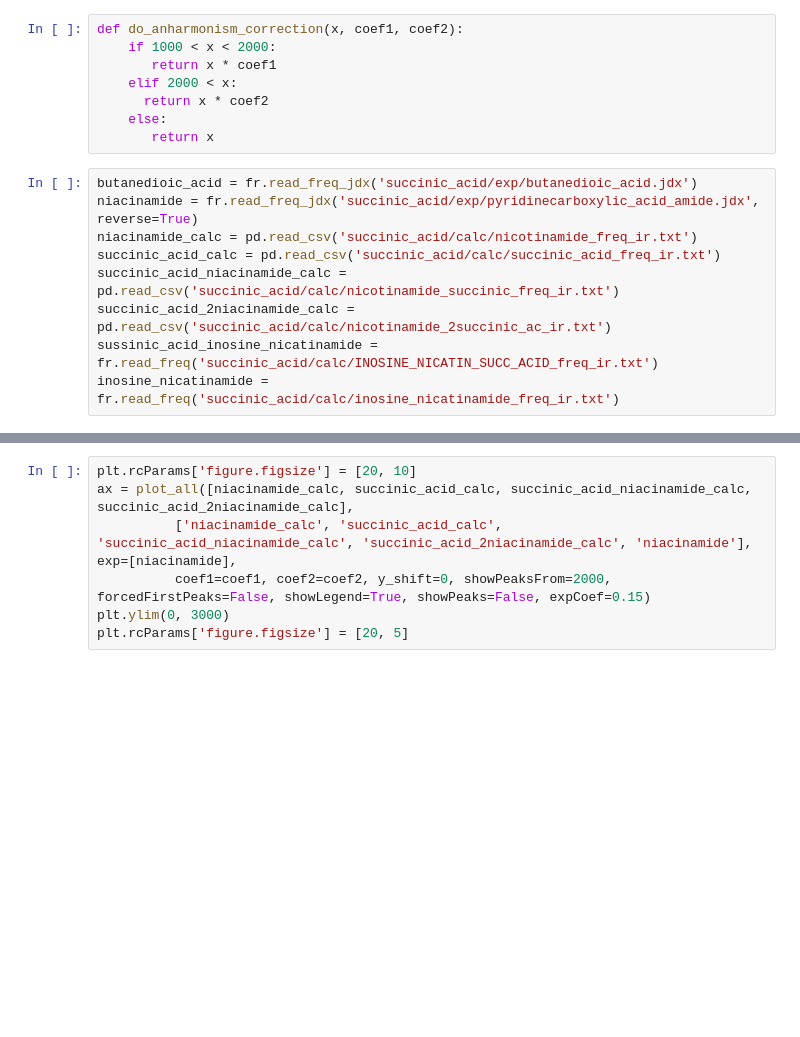
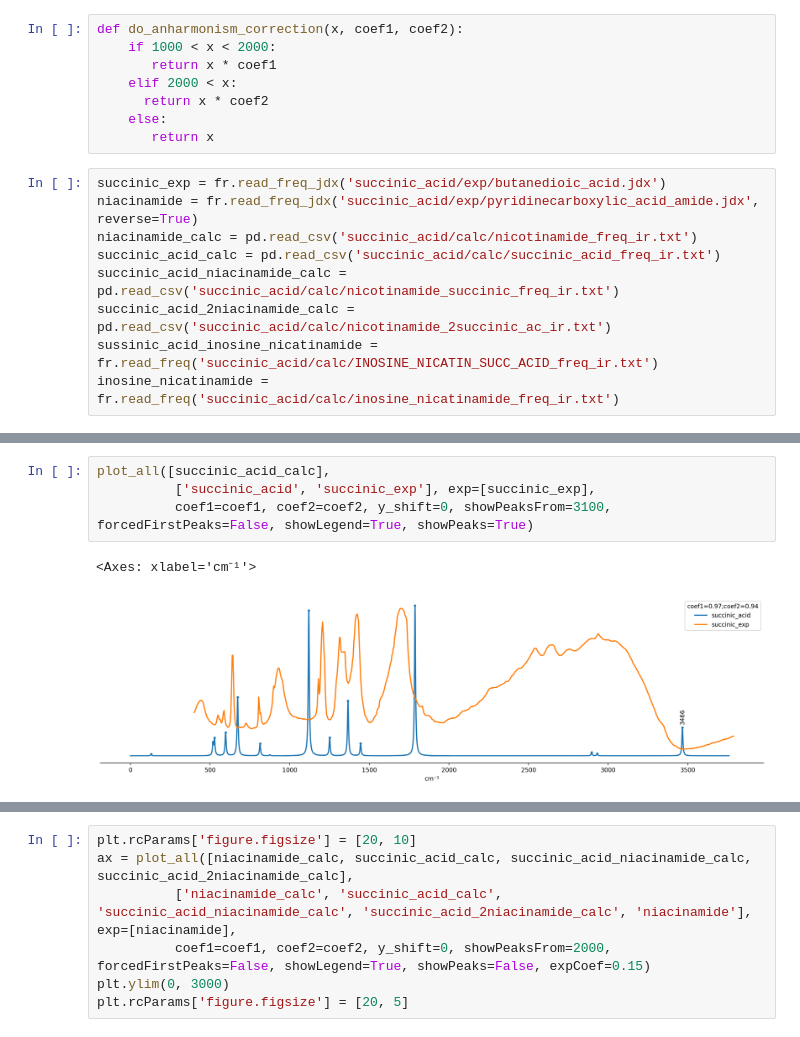
Before and after one commit to pavelFilin/gaussians-spectrum-visualis, a Jupyter notebook: succinic_acid.ipynb, the cells around one changed output, grey strips where cells are left out. Saved outputs shown, nothing was run; the diff lists cells and outputs as text; blank space fills up the shorter version.

```diff
--- a/succinic_acid.ipynb
+++ b/succinic_acid.ipynb
@@ -16,7 +16,7 @@ def do_anharmonism_correction(x, coef1, coef2):
     else:
        return x
 # %%
-butanedioic_acid = fr.read_freq_jdx('succinic_acid/exp/butanedioic_acid.jdx')
+succinic_exp = fr.read_freq_jdx('succinic_acid/exp/butanedioic_acid.jdx')
 niacinamide = fr.read_freq_jdx('succinic_acid/exp/pyridinecarboxylic_acid_amide.jdx', reverse=True)
 niacinamide_calc = pd.read_csv('succinic_acid/calc/nicotinamide_freq_ir.txt')
 succinic_acid_calc = pd.read_csv('succinic_acid/calc/succinic_acid_freq_ir.txt')
@@ -155,3 +155,10 @@ plot_all([niacinamide_calc],
+# %%
+plot_all([succinic_acid_calc],
+          ['succinic_acid', 'succinic_exp'], exp=[succinic_exp],
+          coef1=coef1, coef2=coef2, y_shift=0, showPeaksFrom=3100, forcedFirstPeaks=False, showLegend=True, showPeaks=True)
+# %% [output]
+<Axes: xlabel='cm⁻¹'>
+[figure, added]
 # %%
 plt.rcParams['figure.figsize'] = [20, 10]
 ax = plot_all([niacinamide_calc, succinic_acid_niacinamide_calc, succinic_acid_2niacinamide_calc],
```
Also changed, not shown: parts of 6 cells of this notebook.
